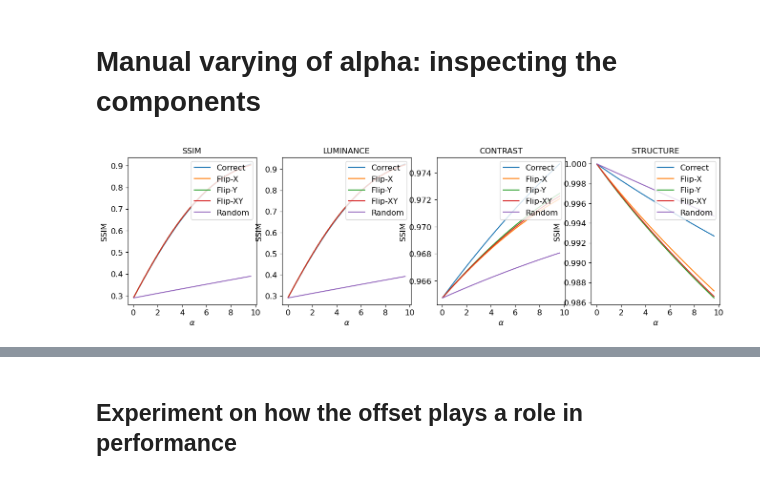
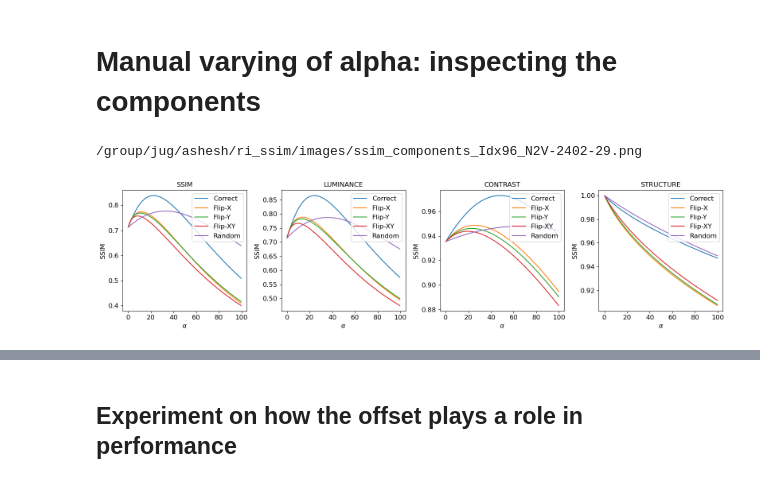
Before and after one commit to juglab/MicroSSIM, a Jupyter notebook: notebooks/Evaluate.ipynb, the cells around one changed output, grey strips where cells are left out. Saved outputs shown, nothing was run; the diff lists cells and outputs as text; code cells hidden in the pictures.

Commit message:
RI SSIM code finalized

```diff
--- a/notebooks/Evaluate.ipynb
+++ b/notebooks/Evaluate.ipynb
@@ -133,13 +288,11 @@ for i in range(len(idx_list)):
 # %%
-from disentangle.analysis.plot_utils import add_pixel_kde, clean_ax, add_subplot_axes
-import os
-from matplotlib import patches
+
 def boundary_color(ax_cur, color):
     for spine in ax_cur.spines.values():
         spine.set_edgecolor(color)
 
 save_to_file = True and not debug_mode
-ith_img= 1
+ith_img= 2
 
 idx = idx_list[ith_img]
 zoomin_hw = [(700, 750), (1150, 750), (750, 450)][ith_img]
@@ -227,16 +380,3 @@ if save_to_file:
-# %%
-
-def add_text(ax, text, img_shape, off0=0, off1=0,place='TOP_LEFT', facecolor='white', edgecolor='black'):
-    """
-    Adding text on image
-    """
-    assert place in ['TOP_LEFT', 'BOTTOM_RIGHT']
-    if place == 'TOP_LEFT':
-        ax.text(img_shape[1] * 15 / 500 + off0, img_shape[0] * 55 / 500 + off1, text, bbox=dict(facecolor=facecolor, edgecolor=edgecolor, alpha=0.9))
-    elif place == 'BOTTOM_RIGHT':
-        s0 = img_shape[1]
-        s1 = img_shape[0]
-        ax.text(s0 - s0 * 150 / 500 + off0, s1 - s1 * 35 / 500 + off1, text, bbox=dict(facecolor=facecolor,edgecolor=edgecolor, alpha=0.9))
 # %%
 import seaborn as sns
 from disentangle.analysis.plot_utils import clean_ax
@@ -415,7 +546,7 @@ from ri_ssim.ri_ssim import _ssim_from_params, structural_similarity_dict
 from tqdm import tqdm
 import numpy as np
 from collections import defaultdict
-save_to_file = False and not debug_mode
+save_to_file = True and not debug_mode
 
 ssim_components = defaultdict(list)
 idx_list = []
@@ -423,8 +554,8 @@ alpha_list = np.concatenate([np.arange(0,300,1)])
 num_idx = 30
 for idx in np.random.choice(len(gt), size=num_idx, replace=False):
     idx_list.append(idx)
-    gt_cur = gt[idx] - gt[idx].min()
-    pred_cur = pred[idx] - pred[idx].min()
+    gt_cur = remove_background(gt[idx])
+    pred_cur = remove_background(pred[idx])
     random_pred = np.random.rand(*gt_cur.shape)
     random_pred = random_pred - random_pred.min()
 
@@ -483,14 +614,14 @@ from tqdm import tqdm
 import numpy as np
 from collections import defaultdict
 
-gt_cur = gt[idx] - gt[idx].min()
-pred_cur = pred[idx] - pred[idx].min()
+gt_cur = remove_background(gt[idx])
+pred_cur = remove_background(pred[idx])
 random_pred = np.random.rand(*gt_cur.shape)
 random_pred = random_pred - random_pred.min()
 
 pred_list = [pred_cur, pred_cur[::-1], pred_cur[:,::-1], pred_cur[::-1,::-1], random_pred]
 # alpha_list = np.concatenate([np.arange(0.03,20,0.03),np.arange(20,100,0.1), np.arange(100,300,1), np.arange(300,1000,3)])
-alpha_list = np.concatenate([np.arange(0.03,10,0.4)])
+alpha_list = np.concatenate([np.arange(0.03,100,0.4)])
 ssim_components = defaultdict(list)
 
 for pred_tmp in pred_list:
@@ -527,25 +658,26 @@ for pred_tmp in pred_list:
 # %%
 import pandas as pd
 import os
-save_to_file = False and not debug_mode
+save_to_file = True and not debug_mode
 
 _,ax = plt.subplots(figsize=(16,4),ncols=4)
 for i, key in enumerate(['ssim','luminance','contrast','structure']):
     df = pd.DataFrame(np.stack(ssim_components[key]).T, columns = ['Correct', 'Flip-X', 'Flip-Y', 'Flip-XY', 'Random'], index =alpha_list)
     df.plot(fontsize=12, ax=ax[i]).legend(loc='upper right', fontsize=12)
     ax[i].set_title(key.upper(), fontsize=12)
 
 for i in range(4):
     ax[i].set_xlabel('$\\alpha$', fontsize=12)
     ax[i].set_ylabel('SSIM', fontsize=12)
 
 if save_to_file:
     postfix= os.path.basename(gt_path).replace('gt-','').replace('.tif','.png')
     fname = f'ssim_components_Idx{idx}_{postfix}'
     fpath = os.path.join('/group/jug/ashesh/ri_ssim/images', fname)
     print(fpath)
     plt.tight_layout()
     plt.savefig(fpath, dpi=200)
 # %% [output]
+/group/jug/ashesh/ri_ssim/images/ssim_components_Idx96_N2V-2402-29.png
-[figure, old version]
+[figure, new version]
 # %%
```
Also changed, not shown: parts of 31 cells of this notebook, 2 other files.
